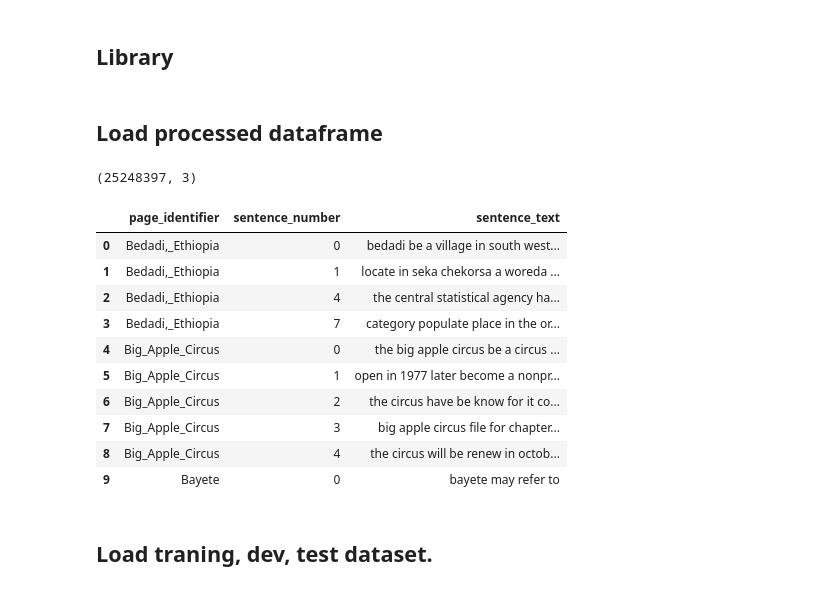
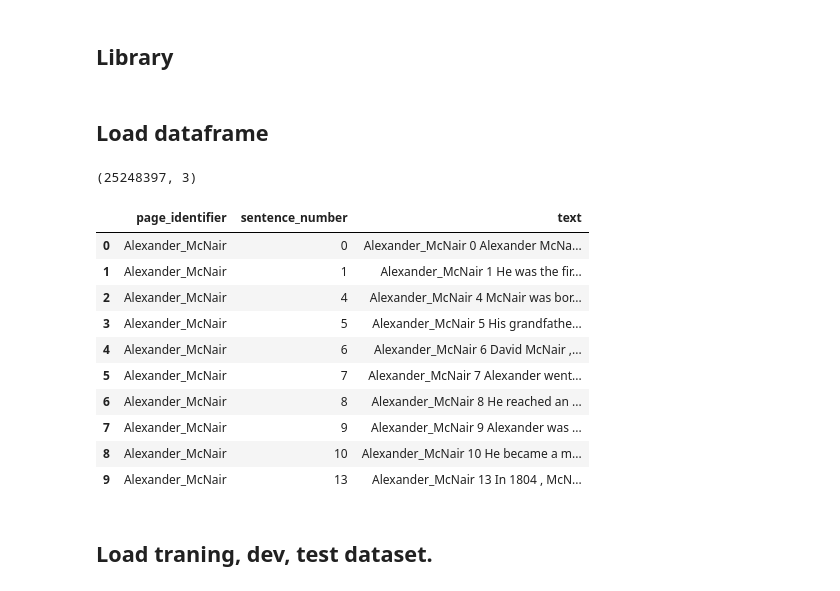
Before and after one commit to yiming95/AutomaticFactVerification, a Jupyter notebook: Claim_TFIDF.ipynb, the cells around one changed output. Saved outputs shown, nothing was run; the diff lists cells and outputs as text; code cells hidden in the pictures.

```diff
--- a/Claim_TFIDF.ipynb
+++ b/Claim_TFIDF.ipynb
@@ -14,22 +18,23 @@ from scipy.spatial.distance import cosine
 # %% [markdown]
-## Load processed dataframe
+## Load  dataframe
 # %%
-load_processed_corpus_df = pd.read_pickle("./processed_corpus.pkl")
+# load_processed_corpus_df = pd.read_pickle("./processed_corpus.pkl")
+load_processed_corpus_df = pd.read_csv("./new_wiki.csv")
 print(load_processed_corpus_df.shape)
 load_processed_corpus_df.head(10)
 # %% [output]
 (25248397, 3)
-|  | page_identifier | sentence_number | sentence_text |
-| 0 | Bedadi,_Ethiopia | 0 | bedadi be a village in south west... |
-| 1 | Bedadi,_Ethiopia | 1 | locate in seka chekorsa a woreda ... |
-| 2 | Bedadi,_Ethiopia | 4 | the central statistical agency ha... |
-| 3 | Bedadi,_Ethiopia | 7 | category populate place in the or... |
-| 4 | Big_Apple_Circus | 0 | the big apple circus be a circus ... |
-| 5 | Big_Apple_Circus | 1 | open in 1977 later become a nonpr... |
-| 6 | Big_Apple_Circus | 2 | the circus have be know for it co... |
-| 7 | Big_Apple_Circus | 3 | big apple circus file for chapter... |
-| 8 | Big_Apple_Circus | 4 | the circus will be renew in octob... |
-| 9 | Bayete | 0 | bayete may refer to |
+|  | page_identifier | sentence_number | text |
+| 0 | Alexander_McNair | 0 | Alexander_McNair 0 Alexander McNa... |
+| 1 | Alexander_McNair | 1 | Alexander_McNair 1 He was the fir... |
+| 2 | Alexander_McNair | 4 | Alexander_McNair 4 McNair was bor... |
+| 3 | Alexander_McNair | 5 | Alexander_McNair 5 His grandfathe... |
+| 4 | Alexander_McNair | 6 | Alexander_McNair 6 David McNair ,... |
+| 5 | Alexander_McNair | 7 | Alexander_McNair 7 Alexander went... |
+| 6 | Alexander_McNair | 8 | Alexander_McNair 8 He reached an ... |
+| 7 | Alexander_McNair | 9 | Alexander_McNair 9 Alexander was ... |
+| 8 | Alexander_McNair | 10 | Alexander_McNair 10 He became a m... |
+| 9 | Alexander_McNair | 13 | Alexander_McNair 13 In 1804 , McN... |
 # %% [markdown]
 ## Load  traning, dev, test dataset.
 # %%
```
Also changed, not shown: parts of 32 cells of this notebook.
